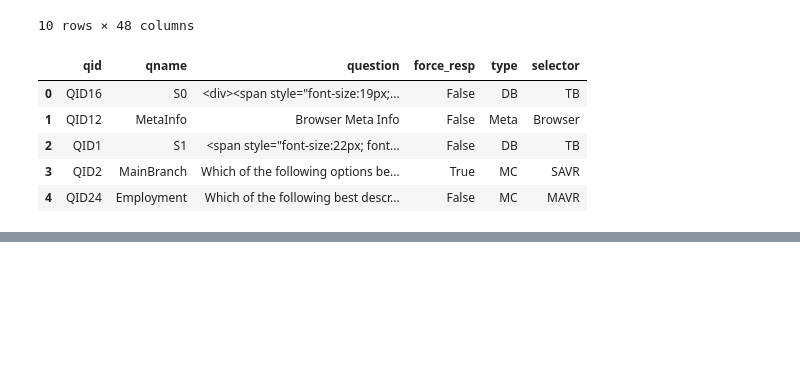
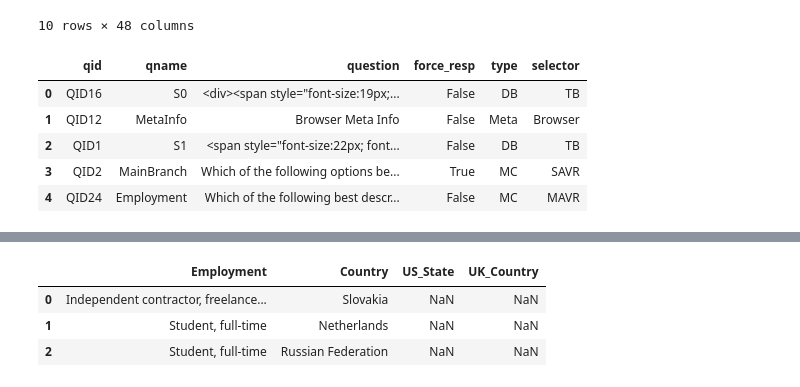
Before and after one commit to Tarokh-Yaghoubi/Jupyter-pandas, a Jupyter notebook: Michigan/Pandas-demo.ipynb, the cells around one changed output, grey strips where cells are left out. Drawn from its saved outputs; the diff is of its cells as text; code cells hidden in the pictures; blank space fills up the shorter version.

```diff
--- a/Michigan/Pandas-demo.ipynb
+++ b/Michigan/Pandas-demo.ipynb
@@ -45,4 +45,4 @@ df.info
 # %%
 clear
 # %%
-pd.set_option('display.max_columns(15)')
+pd.set_option('display.max_columns', 15)
@@ -134,0 +164,7 @@ schema_df.head()
+# %%
+df.loc[0:2, 'Employment':'UK_Country']
+# %% [output]
+|  | Employment | Country | US_State | UK_Country |
+| 0 | Independent contractor, freelance... | Slovakia | NaN | NaN |
+| 1 | Student, full-time | Netherlands | NaN | NaN |
+| 2 | Student, full-time | Russian Federation | NaN | NaN |
```
Also changed, not shown: parts of 4 cells of this notebook, 1 other file.
